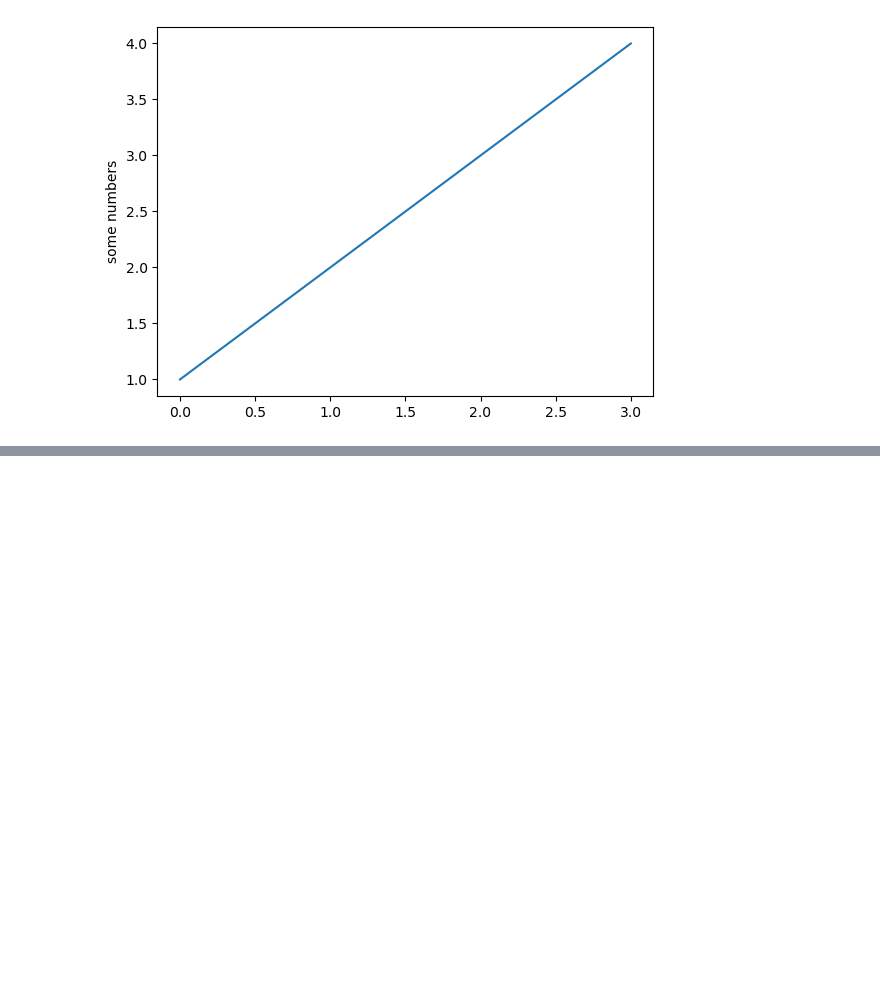
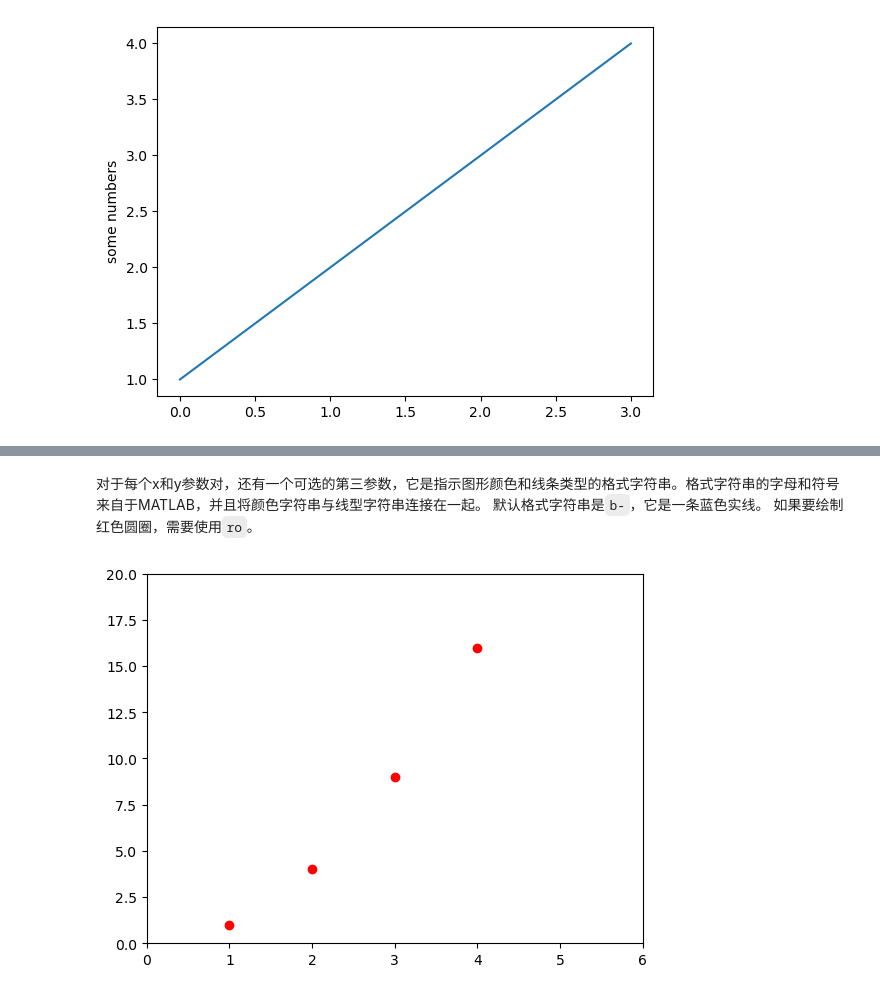
Before and after one commit to Z-JUNYE/python_plot, a Jupyter notebook: pyplot/pyplot_examples.ipynb, the cells around one changed output, grey strips where cells are left out. Drawn from its saved outputs; the diff is of its cells as text; code cells hidden in the pictures; blank space fills up the shorter version.

```diff
--- a/pyplot/pyplot_examples.ipynb
+++ b/pyplot/pyplot_examples.ipynb
@@ -10,0 +22,10 @@ plt.show()
+# %% [markdown]
+对于每个x和y参数对，还有一个可选的第三参数，它是指示图形颜色和线条类型的格式字符串。格式字符串的字母和符号来自于MATLAB，并且将颜色字符串与线型字符串连接在一起。
+默认格式字符串是`b-`，它是一条蓝色实线。
+如果要绘制红色圆圈，需要使用`ro`。
+# %%
+plt.plot(a,b,'ro')
+plt.axis([0,6,0,20])
+plt.show()
+# %% [output]
+[figure, added]
```
Also changed, not shown: parts of 4 cells of this notebook.
